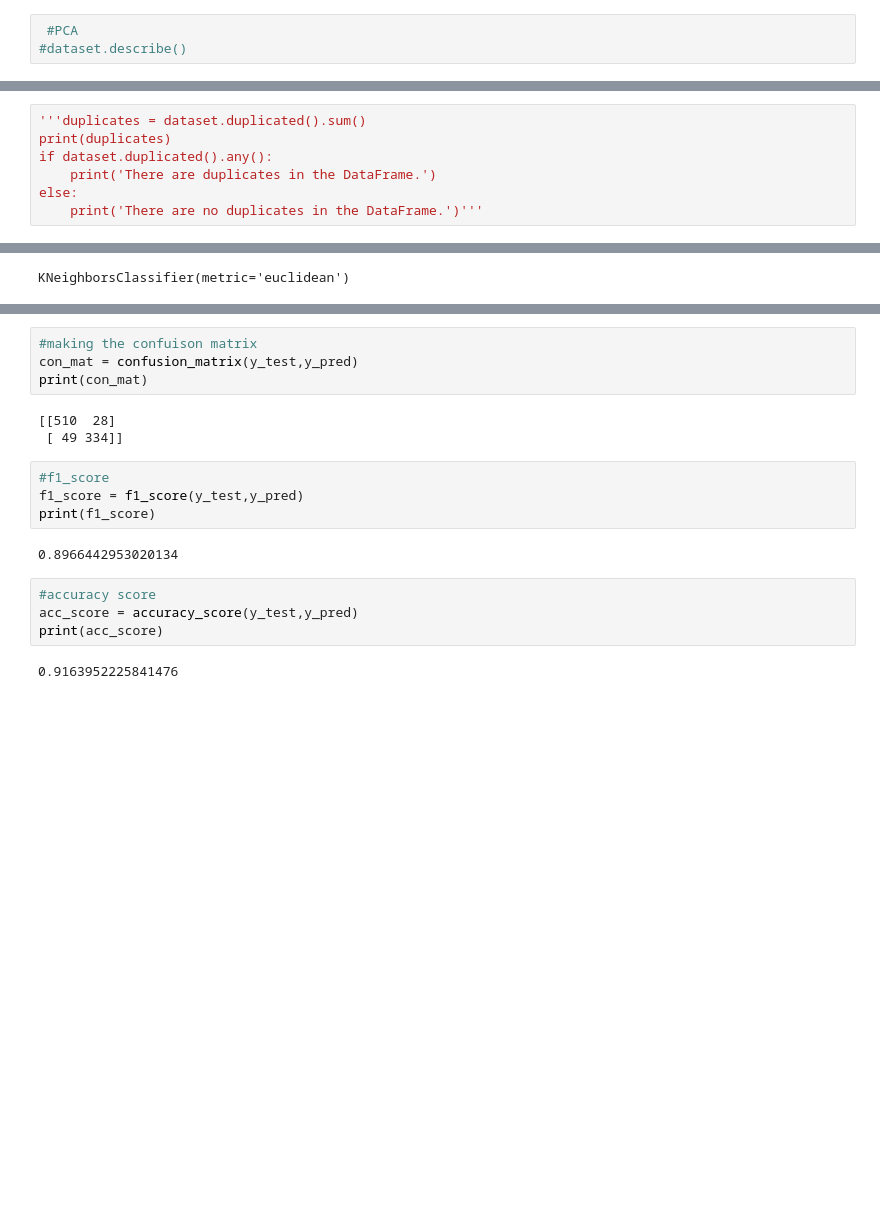
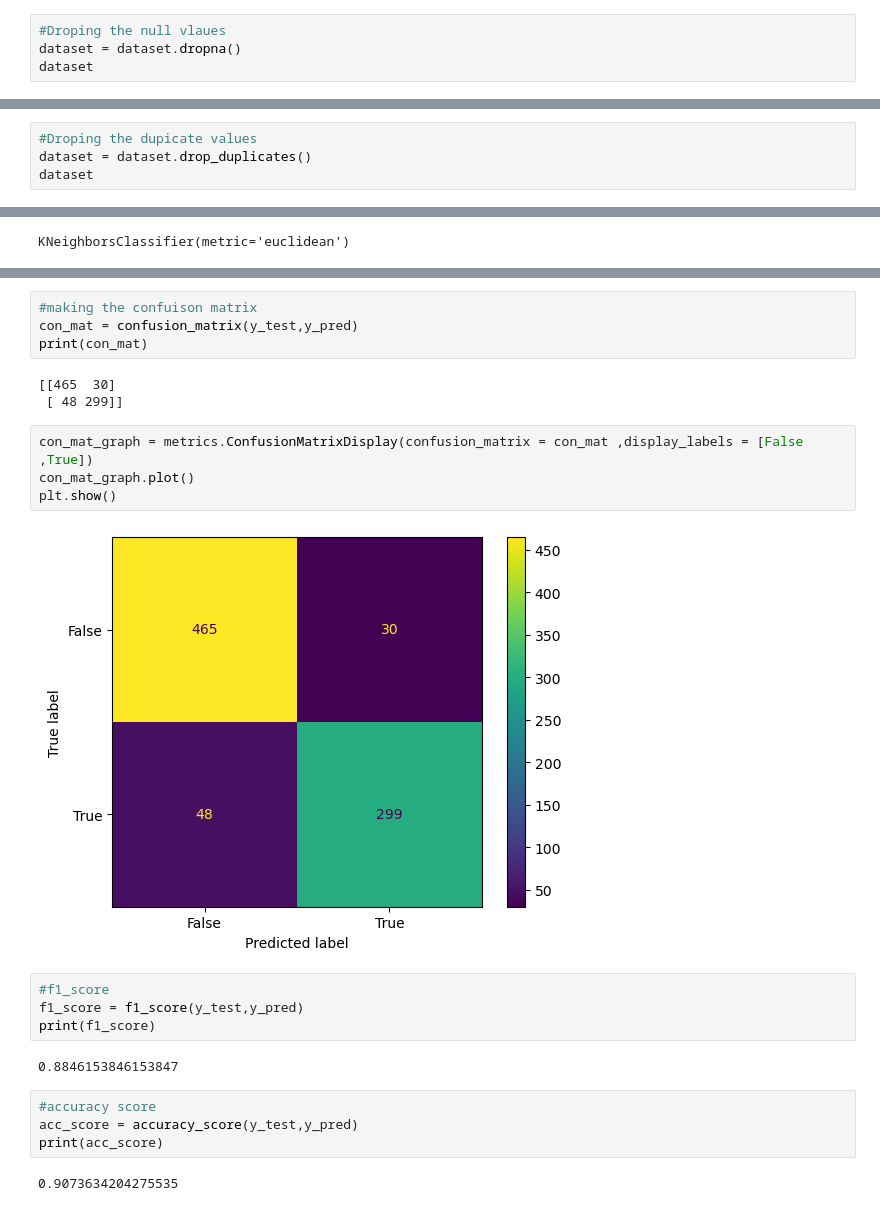
Before and after one commit to namitha9eshan/CM2604-Coursework, a Jupyter notebook: Coursework KNN.ipynb, the cells around one changed output, grey strips where cells are left out. Cells and saved outputs as stored; diff of their text form; blank space fills up the shorter version.

```diff
--- a/Coursework KNN.ipynb
+++ b/Coursework KNN.ipynb
@@ -22,5 +23,6 @@ dataset.head()
 | 4 | 0.00 | 0.00 | 0.00 | 0.0 | 0.63 | 0.00 | ... |
 5 rows × 58 columns
 # %%
- #PCA
-#dataset.describe()
+#Droping the null vlaues
+dataset = dataset.dropna()
+dataset
@@ -27,8 +43,5 @@ dataset.head()
 # %%
-'''duplicates = dataset.duplicated().sum()
-print(duplicates)
-if dataset.duplicated().any():
-    print('There are duplicates in the DataFrame.')
-else:
-    print('There are no duplicates in the DataFrame.')'''
+#Droping the dupicate values
+dataset = dataset.drop_duplicates()
+dataset
 # %% [output]
@@ -98,20 +123,26 @@ array([1, 0, 0, 1, 1, 0, 0, 0, 1, 0, 1, 0, 1, 1, 0, 0, 1, 1, 1, 0, 0, 0,
 con_mat = confusion_matrix(y_test,y_pred)
 print(con_mat)
 # %% [output]
-[[510  28]
- [ 49 334]]
+[[465  30]
+ [ 48 299]]
+# %%
+con_mat_graph = metrics.ConfusionMatrixDisplay(confusion_matrix = con_mat ,display_labels = [False ,True])
+con_mat_graph.plot()
+plt.show()
+# %% [output]
+[figure, added]
 # %%
 #f1_score
 f1_score = f1_score(y_test,y_pred)
 print(f1_score)
 # %% [output]
-0.8966442953020134
+0.8846153846153847
 # %%
 #accuracy score
 acc_score = accuracy_score(y_test,y_pred)
 print(acc_score)
 # %% [output]
-0.9163952225841476
+0.9073634204275535
 # %%
 #precision = True Positive/(True Postive + False Positve)
 precision = precision_score(y_test,y_pred)
```
Also changed, not shown: parts of 8 cells of this notebook, 1 other file.
